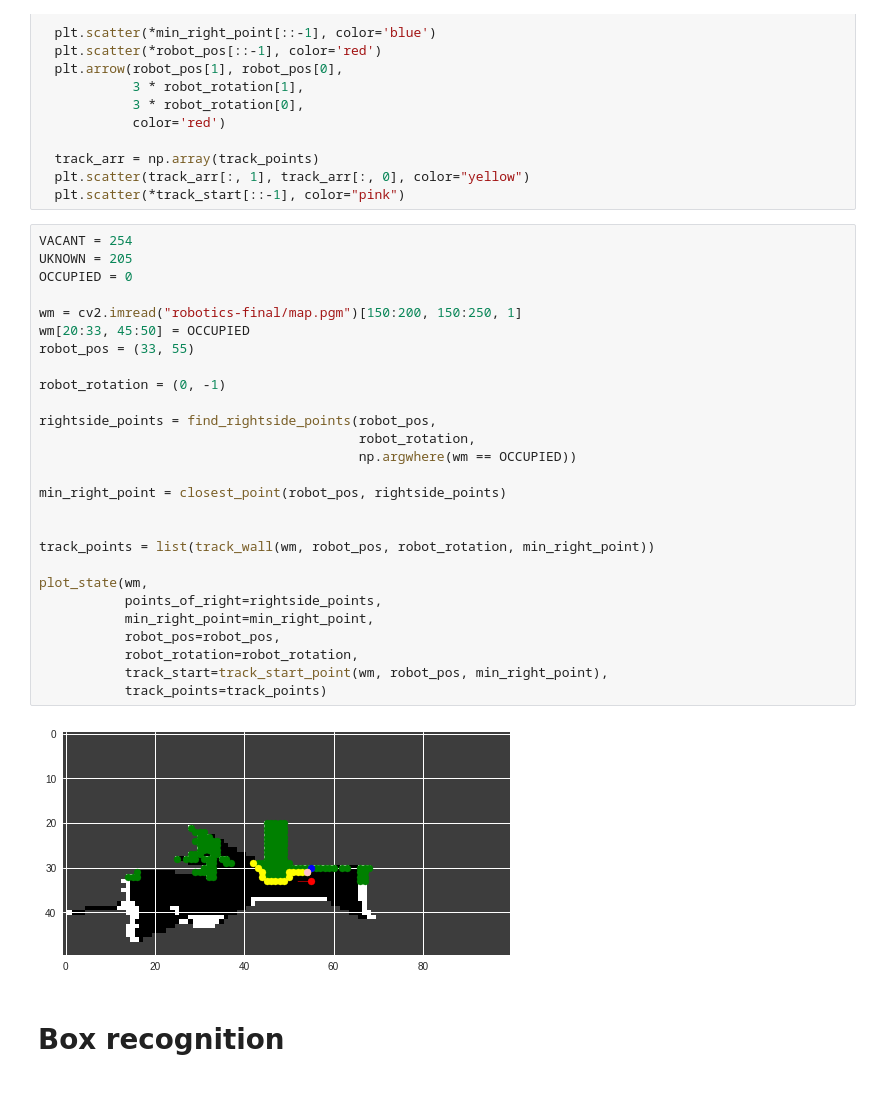
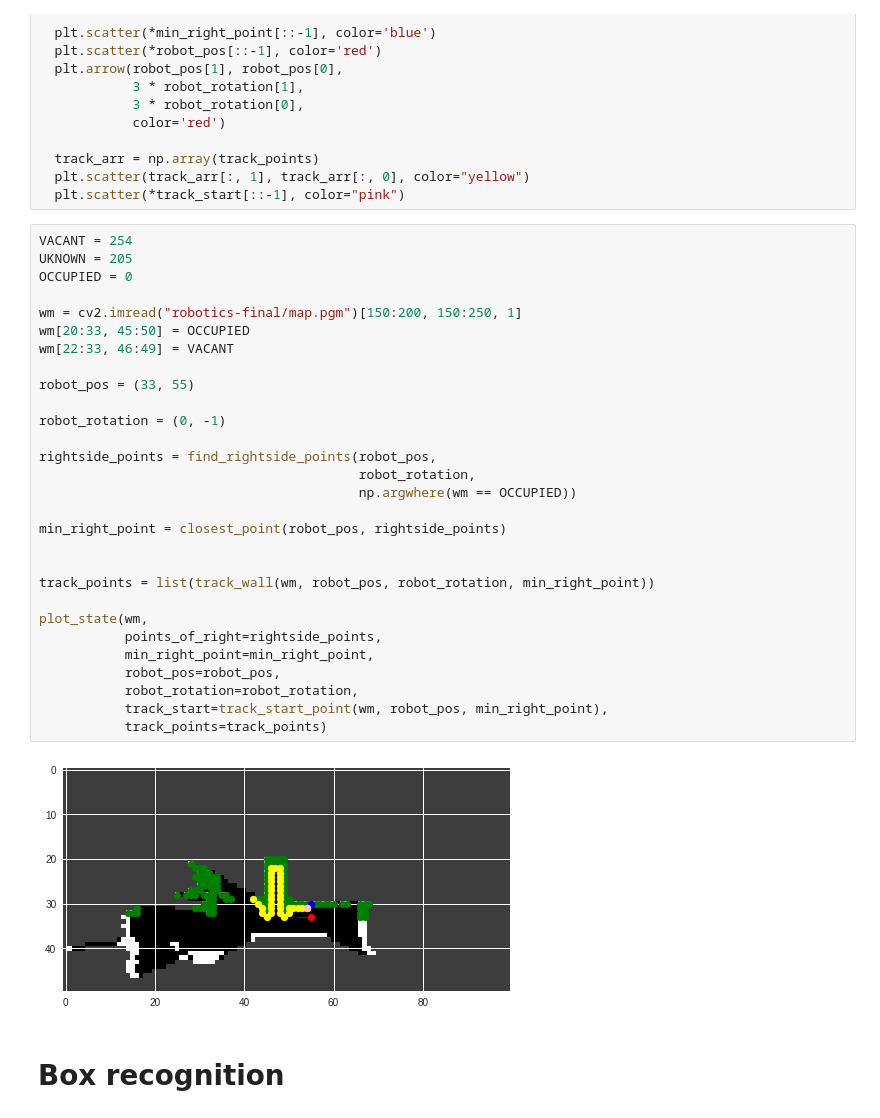
Before and after one commit to pelegharel/robotics-final, a Jupyter notebook: wall_trace.ipynb, the cells around one changed output. Cells and saved outputs as stored; diff of their text form.

```diff
--- a/wall_trace.ipynb
+++ b/wall_trace.ipynb
@@ -187,31 +187,33 @@ def plot_state(world_map,
 # %%
 VACANT = 254
 UKNOWN = 205
 OCCUPIED = 0
 
 wm = cv2.imread("robotics-final/map.pgm")[150:200, 150:250, 1]
 wm[20:33, 45:50] = OCCUPIED
+wm[22:33, 46:49] = VACANT
+
 robot_pos = (33, 55)
 
 robot_rotation = (0, -1)
 
 rightside_points = find_rightside_points(robot_pos,
                                          robot_rotation,
                                          np.argwhere(wm == OCCUPIED))
 
 min_right_point = closest_point(robot_pos, rightside_points)
 
 
 track_points = list(track_wall(wm, robot_pos, robot_rotation, min_right_point))
 
 plot_state(wm,
            points_of_right=rightside_points,
            min_right_point=min_right_point,
            robot_pos=robot_pos,
            robot_rotation=robot_rotation,
            track_start=track_start_point(wm, robot_pos, min_right_point),
            track_points=track_points)
 # %% [output]
-[figure, old version]
+[figure, new version]
 # %% [markdown]
 # Box recognition
```
Also changed, not shown: parts of 4 cells of this notebook.
